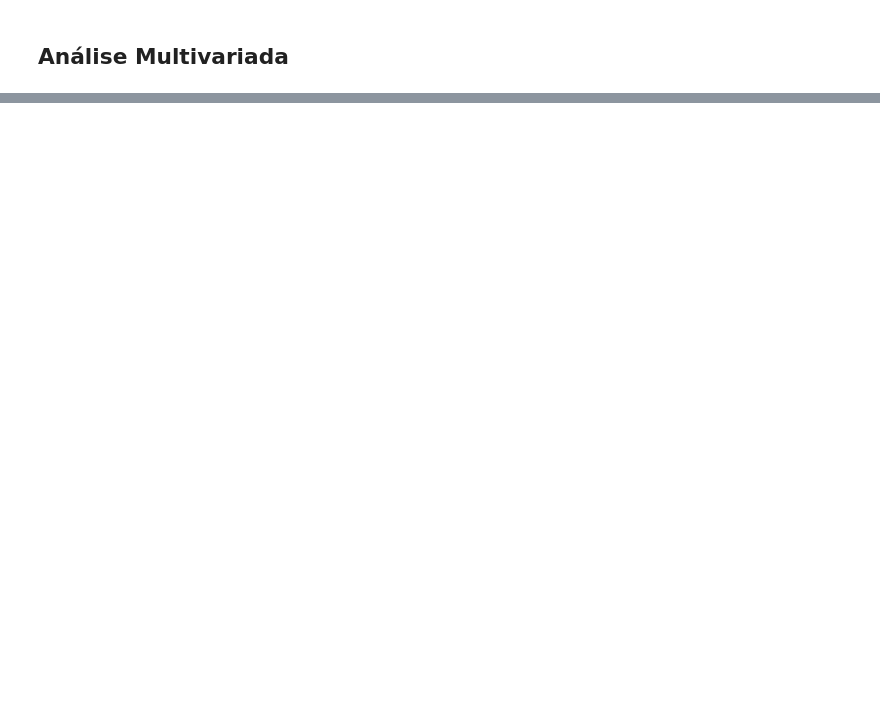
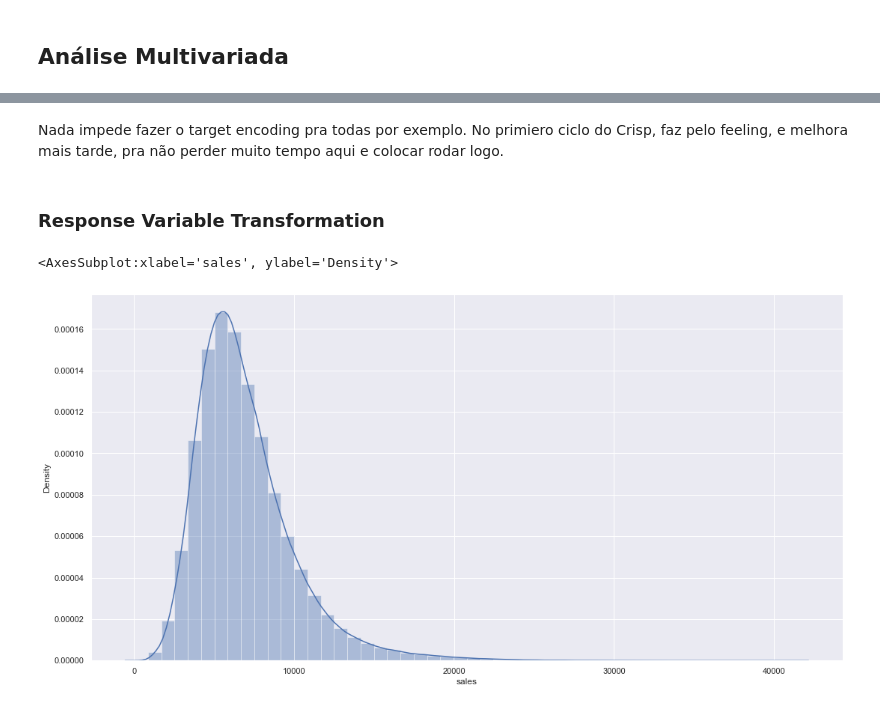
Before and after one commit to nortonvanz/Pharmacy-Sales-Forecast, a Jupyter notebook: notebooks/m04_eda.ipynb, the cells around one changed output, grey strips where cells are left out. Saved outputs shown, nothing was run; the diff lists cells and outputs as text; code cells hidden in the pictures; blank space fills up the shorter version.

```diff
--- a/notebooks/m04_eda.ipynb
+++ b/notebooks/m04_eda.ipynb
@@ -1941,0 +1937,10 @@ Nada impede fazer o target encoding pra todas por exemplo. No primiero ciclo do
+# %% [markdown]
+Nada impede fazer o target encoding pra todas por exemplo. No primiero ciclo do Crisp, faz pelo feeling, e melhora mais tarde, pra não perder muito tempo aqui e colocar rodar logo.
+# %% [markdown]
+### Response Variable Transformation
+# %%
+#Notamos que sales atualmente tem uma skew positiva leve:
+sns.distplot( df5['sales'] )
+# %% [output]
+<AxesSubplot:xlabel='sales', ylabel='Density'>
+[figure, added]
```
Also changed, not shown: parts of 259 cells of this notebook.
